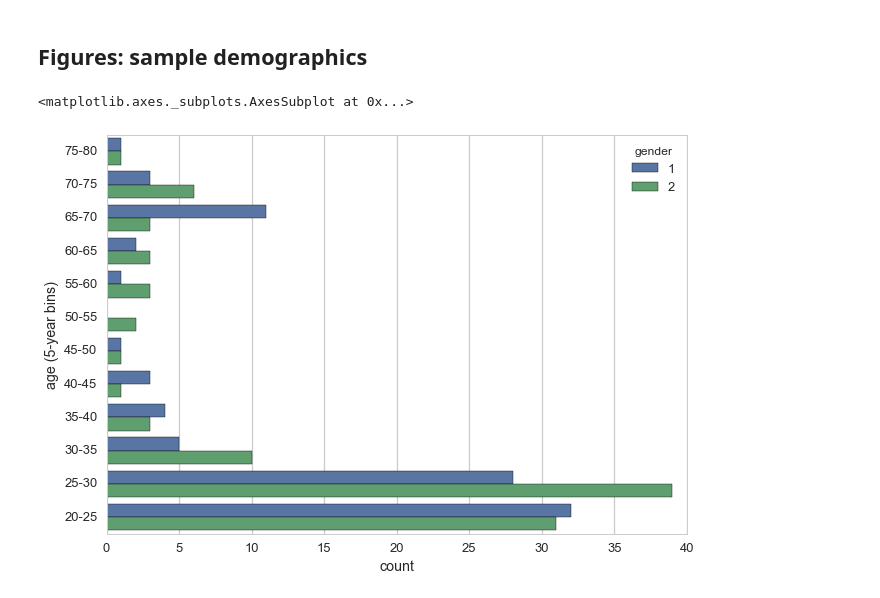
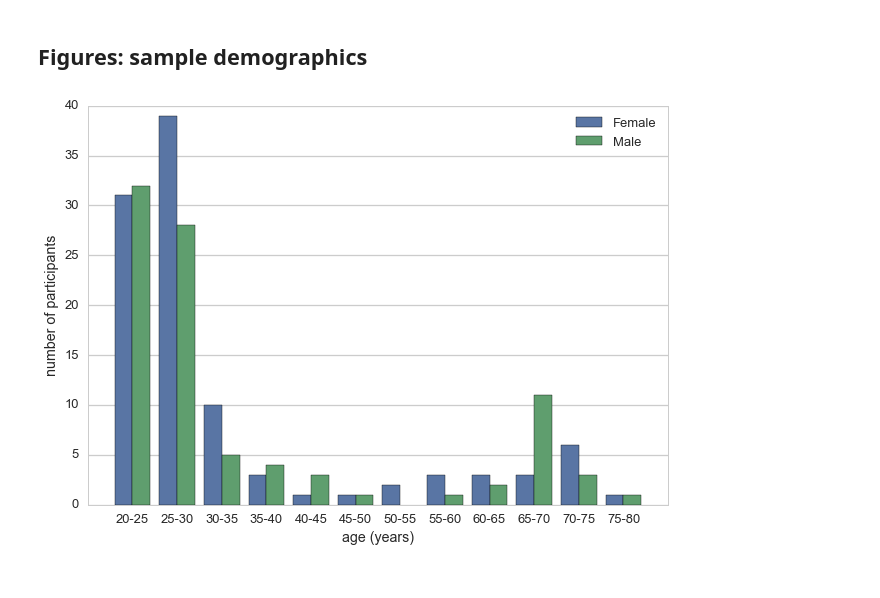
Before and after one commit to NeuroanatomyAndConnectivity/opendata, a Jupyter notebook: scripts/sample meta info and demographics.ipynb, the cells around one changed output. Drawn from its saved outputs; the diff is of its cells as text; code cells hidden in the pictures.

Commit message:
modified distribution figure

```diff
--- a/scripts/sample meta info and demographics.ipynb
+++ b/scripts/sample meta info and demographics.ipynb
@@ -12,8 +13,8 @@ sns.set_context('talk')
 # %% [markdown]
 ## Prepare and merge meta information
 # %%
-doc_dir = '/nobackup/adenauer2/LSD/Originals/Documentation'
-
+# doc_dir = '/nobackup/adenauer2/LSD/Originals/Documentation'
+doc_dir = '/Users/dmargulies/Downloads'
 
 # study B
 df_lsd = pd.read_csv('%s/meta_lsd_restricted_20170315.csv' % doc_dir,
@@ -60,8 +61,7 @@ df_meta = df[['ids', 'gender', 'age (5-year bins)', 'mean age',
 
 
 # SKID and drug test
-df_lemon2 = pd.read_csv('/nobackup/adenauer2/LSD/Originals/Documentation/meta2_lemon_restricted_20170315.csv',
-                       dtype = {'ID':str})
+df_lemon2 = pd.read_csv('%s/meta2_lemon_restricted_20170315.csv' % doc_dir, dtype = {'ID':str})
 df_lemon2.rename(columns={'ID': 'ids'}, inplace=True)
 
 # merge
@@ -233,12 +235,12 @@ cols_export = ['ids', 'gender', 'age (5-year bins)',
                'drug test 2 (before 4 resting state scans)']
 
 # subjects with at least one of the two mri sessions
-subjects = pd.read_csv('/nobackup/adenauer2/LSD/Originals/Documentation/subjects_mri',
+subjects = pd.read_csv('%s/subjects_mri' % doc_dir,
                    header=None, dtype=str)
 
 # rename IDs
-converter = pd.read_excel('/nobackup/adenauer2/LSD/Originals/Documentation/lookup_table.xlsx',
-                                  converters={'ids_probanden_db' : str, 'ids_xnat_publicp' : str})
+converter = pd.read_excel('/Users/dmargulies/Downloads/lookup_table.xlsx', #%s/lookup_table.xlsx' % doc_dir,
+                          converters={'ids_probanden_db' : str, 'ids_xnat_publicp' : str})
 converter_dict = dict(zip(converter['ids_probanden_db'], converter['ids_xnat_publicp']))
 subjects.replace({0:converter_dict}, inplace=True)
 subjects = subjects[0]
@@ -249,7 +251,7 @@ subjects = subjects[0]
 # %%
 # number of subjects with 2nd-session mri only, per number of scans
 
-subjects_2nd = pd.read_csv('/nobackup/adenauer2/marcel/LSD/lemon_lsd_scanlist.csv',
+subjects_2nd = pd.read_csv('%s/lemon_lsd_scanlist.csv' % doc_dir,
                          dtype={'ID': str})
 subjects_2nd.replace({'ID':converter_dict}, inplace=True)
 
@@ -311,10 +313,21 @@ subjects_2nd[(subjects_2nd['RS_ses-02'] == 4) &
 # %%
 # subjects with all 4 scans of 2nd session (see above)
 df_fig = df_meta[df_meta['ids'].isin(sample)]
-# %%
-sns.countplot(y='age (5-year bins)', hue='gender',
-              data=df_fig.sort(columns=['age (5-year bins)'], ascending=[0]))
-# %% [output]
-<matplotlib.axes._subplots.AxesSubplot at 0x...>
-[figure, removed]
+# %%
+fig = sns.countplot(x='age (5-year bins)', hue='gender',
+              data=df_fig.sort_values(by=['age (5-year bins)'], ascending=[1]))
+fig.legend(loc='upper right')
+fig.axes.legend(('Female', 'Male'))
+fig.set_xlabel('age (years)')
+fig.set_ylabel('number of participants')
+f = fig.get_xticklabels()
+fig.set_xticklabels(f[0:12])
+fig.set_xlim([-1,12])
+
+plt.savefig("Figure_distribution.svg")
+plt.savefig("Figure_distribution.pdf")
+plt.savefig("Figure_distribution.png")
+plt.show()
+# %% [output]
+[figure, added]
 # %%
```
Also changed, not shown: parts of 4 cells of this notebook, 3 other files.
